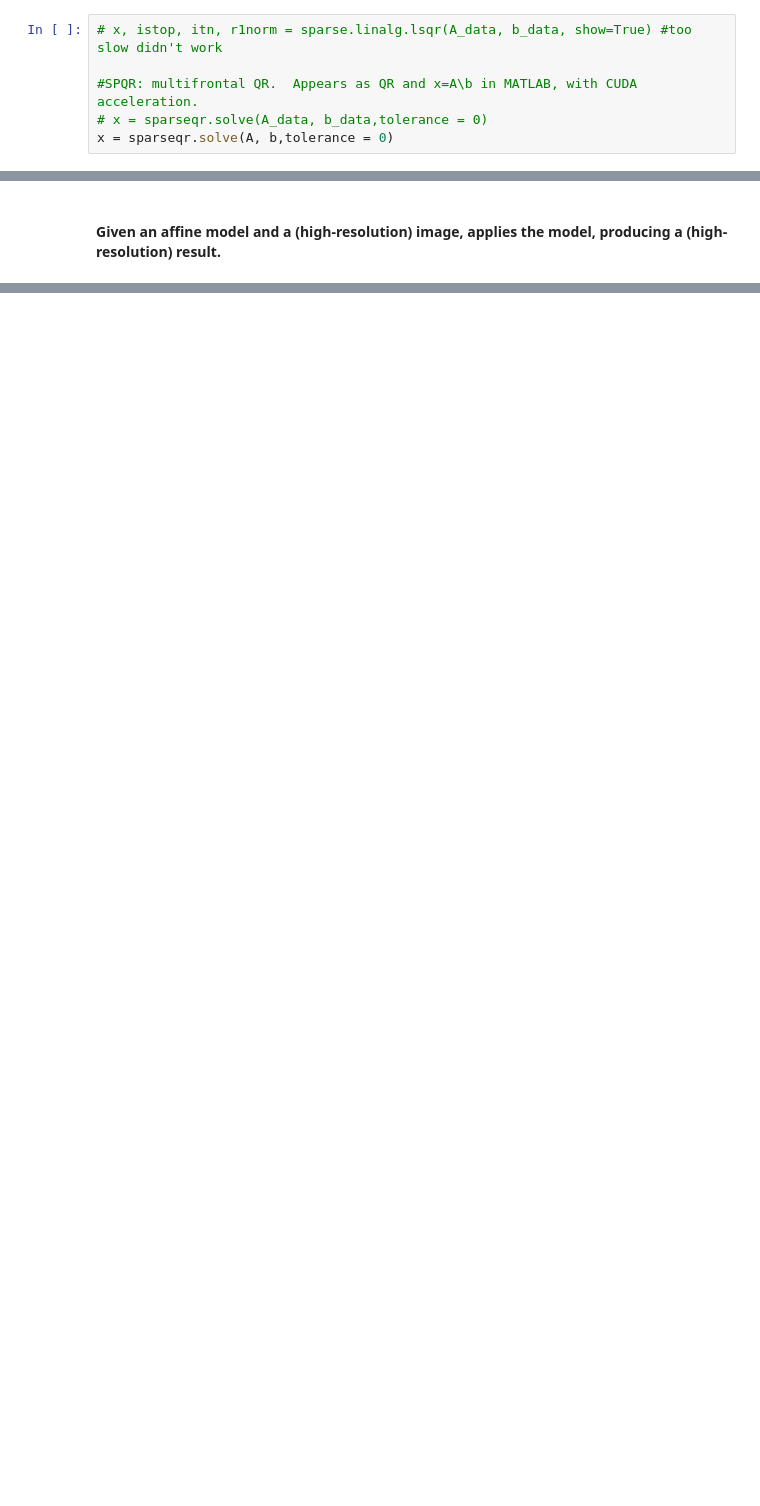
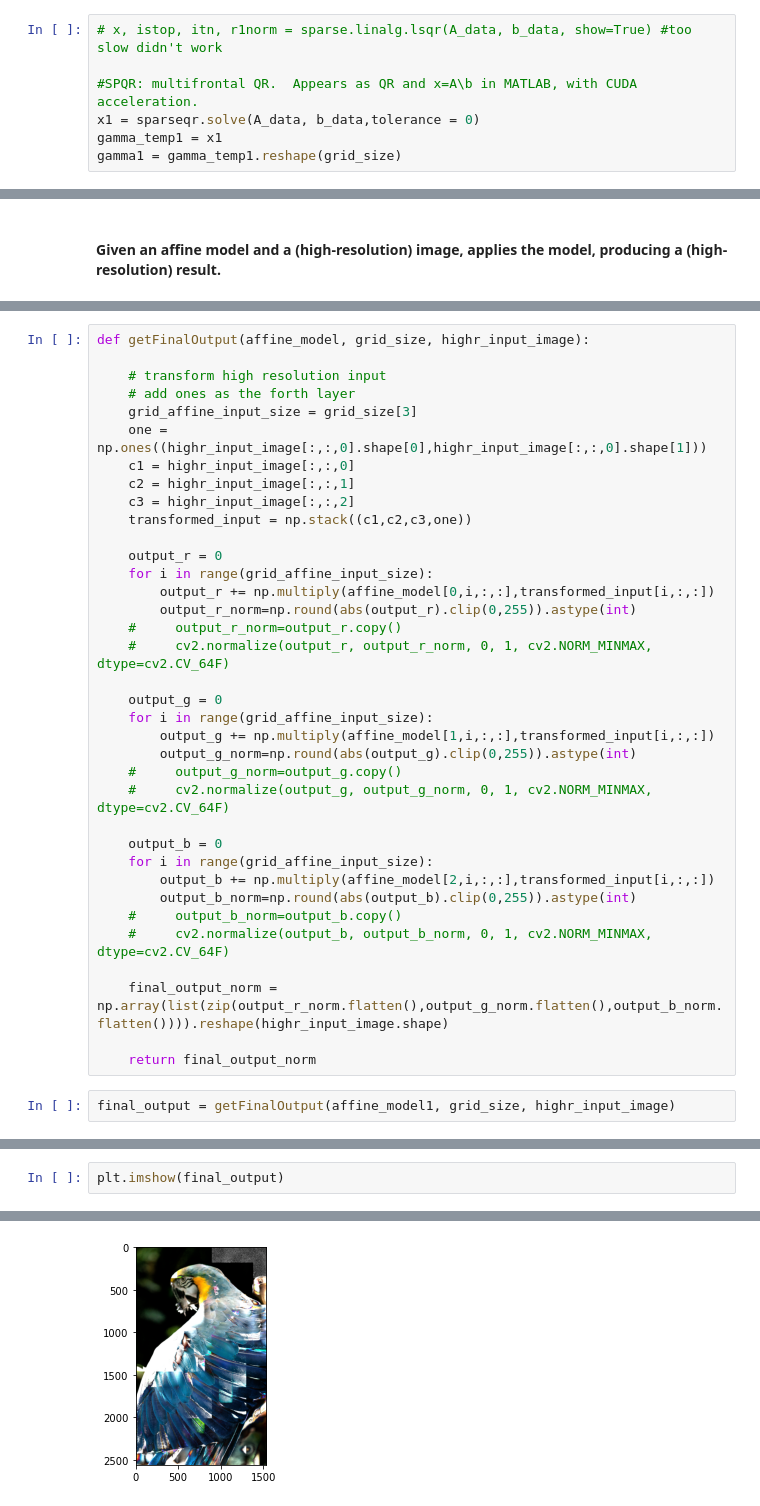
Before and after one commit to elimkwan/Bilateral-Guided-Upsampling, a Jupyter notebook: code.ipynb, the cells around one changed output, grey strips where cells are left out. Saved outputs shown, nothing was run; the diff lists cells and outputs as text; blank space fills up the shorter version.

```diff
--- a/code.ipynb
+++ b/code.ipynb
@@ -479,5 +488,6 @@ print(b.shape)
 # x, istop, itn, r1norm = sparse.linalg.lsqr(A_data, b_data, show=True) #too slow didn't work
 
 #SPQR: multifrontal QR.  Appears as QR and x=A\b in MATLAB, with CUDA acceleration.
-# x = sparseqr.solve(A_data, b_data,tolerance = 0)
-x = sparseqr.solve(A, b,tolerance = 0)
+x1 = sparseqr.solve(A_data, b_data,tolerance = 0)
+gamma_temp1 = x1
+gamma1 = gamma_temp1.reshape(grid_size)
@@ -500,0 +551,38 @@ gamma = np.array(gamma_temp.toarray()).reshape(grid_size2)
+# %%
+def getFinalOutput(affine_model, grid_size, highr_input_image):
+
+    # transform high resolution input
+    # add ones as the forth layer
+    grid_affine_input_size = grid_size[3]
+    one = np.ones((highr_input_image[:,:,0].shape[0],highr_input_image[:,:,0].shape[1]))
+    c1 = highr_input_image[:,:,0]
+    c2 = highr_input_image[:,:,1]
+    c3 = highr_input_image[:,:,2]
+    transformed_input = np.stack((c1,c2,c3,one))
+
+    output_r = 0
+    for i in range(grid_affine_input_size):
+        output_r += np.multiply(affine_model[0,i,:,:],transformed_input[i,:,:])
+        output_r_norm=np.round(abs(output_r).clip(0,255)).astype(int)
+    #     output_r_norm=output_r.copy()
+    #     cv2.normalize(output_r, output_r_norm, 0, 1, cv2.NORM_MINMAX, dtype=cv2.CV_64F)
+
+    output_g = 0
+    for i in range(grid_affine_input_size):
+        output_g += np.multiply(affine_model[1,i,:,:],transformed_input[i,:,:])
+        output_g_norm=np.round(abs(output_g).clip(0,255)).astype(int)
+    #     output_g_norm=output_g.copy()
+    #     cv2.normalize(output_g, output_g_norm, 0, 1, cv2.NORM_MINMAX, dtype=cv2.CV_64F)
+
+    output_b = 0
+    for i in range(grid_affine_input_size):
+        output_b += np.multiply(affine_model[2,i,:,:],transformed_input[i,:,:])
+        output_b_norm=np.round(abs(output_b).clip(0,255)).astype(int)
+    #     output_b_norm=output_b.copy()
+    #     cv2.normalize(output_b, output_b_norm, 0, 1, cv2.NORM_MINMAX, dtype=cv2.CV_64F)
+
+    final_output_norm = np.array(list(zip(output_r_norm.flatten(),output_g_norm.flatten(),output_b_norm.flatten()))).reshape(highr_input_image.shape)
+
+    return final_output_norm
+# %%
+final_output = getFinalOutput(affine_model1, grid_size, highr_input_image)
@@ -500,0 +591,3 @@ gamma = np.array(gamma_temp.toarray()).reshape(grid_size2)
+# %%
+plt.imshow(final_output)
+# %% [output]
@@ -500,0 +595 @@ gamma = np.array(gamma_temp.toarray()).reshape(grid_size2)
+[figure, added]
```
Also changed, not shown: parts of 45 cells of this notebook, 12 other files.
